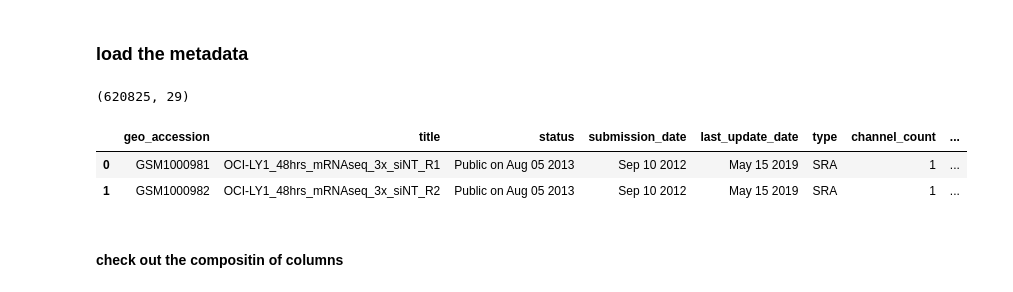
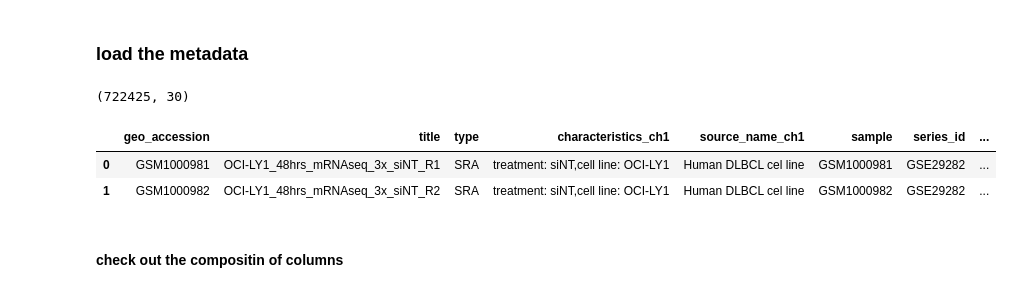
Before and after one commit to megadesk/ARCHS4_bulk_RNAseq_project, a Jupyter notebook: nbs/template_ARCHS4.ipynb, the cells around one changed output. Saved outputs shown, nothing was run; the diff lists cells and outputs as text; code cells hidden in the pictures.

```diff
--- a/nbs/template_ARCHS4.ipynb
+++ b/nbs/template_ARCHS4.ipynb
@@ -49,9 +51,11 @@ class G():
     repo_parent_dir='../../'
     WRITE_CACHE=False
     #input files
-    ARCHS4_H5_file='/home/ubuntu/data/ARCHS4/archs4_gene_human_v2.1.2.h5'
+    #ARCHS4_H5_file='/home/ubuntu/data/ARCHS4/archs4_gene_human_v2.1.2.h5'
+    ARCHS4_H5_file='/home/ubuntu/data/ARCHS4/human_gene_v2.2.h5'
 
     #output files
+    filtered_meta_data_csv_file='meta_samples_dermatitis.csv'
 
     #variables to change
     save_output=True
@@ -160,14 +379,14 @@ Wall time: 1.7 ms
 # %% [markdown]
 ### load the metadata
 # %%
-
 df_meta_src=load_ARCHS4_H5_to_df( G.ARCHS4_H5_file )
 print(df_meta_src.shape)
 #df_meta_src.to_csv('meta_samples.csv', index=False)
 #df_meta_src=pd.read_csv('meta_samples.csv')
-df_meta_src.head(2)
+df_meta=df_meta_src.copy()
+df_meta.head(2)
 # %% [output]
-(620825, 29)
+(722425, 30)
-|  | geo_accession | title | status | submission_date | last_update_date | type | channel_count | ... |
-| 0 | GSM1000981 | OCI-LY1_48hrs_mRNAseq_3x_siNT_R1 | Public on Aug 05 2013 | Sep 10 2012 | May 15 2019 | SRA | 1 | ... |
-| 1 | GSM1000982 | OCI-LY1_48hrs_mRNAseq_3x_siNT_R2 | Public on Aug 05 2013 | Sep 10 2012 | May 15 2019 | SRA | 1 | ... |
+|  | geo_accession | title | type | characteristics_ch1 | source_name_ch1 | sample | series_id | ... |
+| 0 | GSM1000981 | OCI-LY1_48hrs_mRNAseq_3x_siNT_R1 | SRA | treatment: siNT,cell line: OCI-LY1 | Human DLBCL cel line | GSM1000981 | GSE29282 | ... |
+| 1 | GSM1000982 | OCI-LY1_48hrs_mRNAseq_3x_siNT_R2 | SRA | treatment: siNT,cell line: OCI-LY1 | Human DLBCL cel line | GSM1000982 | GSE29282 | ... |
```
Also changed, not shown: parts of 26 cells of this notebook, 21 other files.
